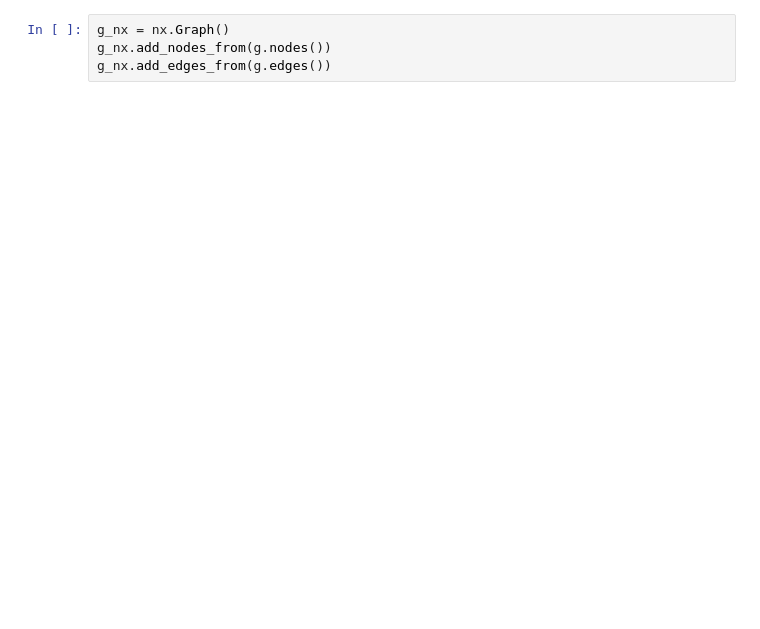
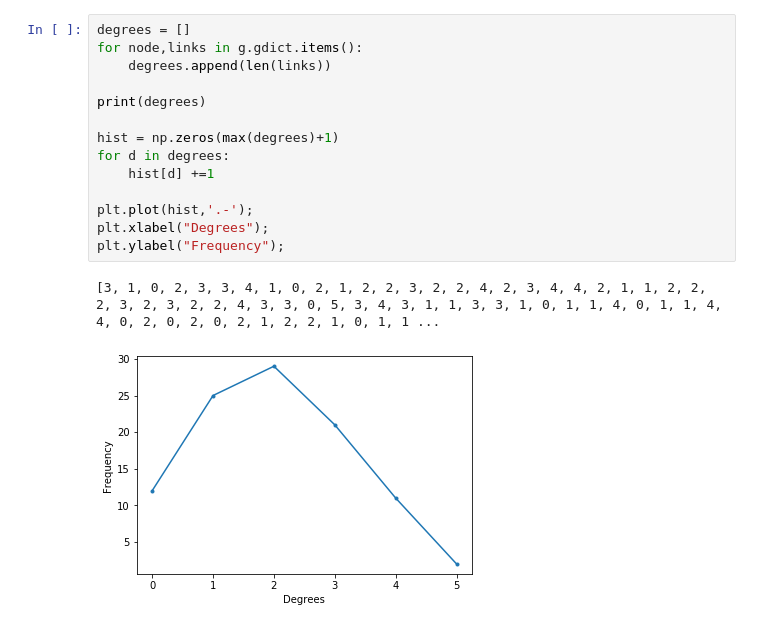
Before and after one commit to kfilpo/BIO-336-S20, a Jupyter notebook: 082_random_networks.ipynb, the cells around one changed output. Saved outputs shown, nothing was run; the diff lists cells and outputs as text; blank space fills up the shorter version.

```diff
--- a/082_random_networks.ipynb
+++ b/082_random_networks.ipynb
@@ -86,4 +85,17 @@ A graph of 10 nodes:
-# %%
-g_nx = nx.Graph()
-g_nx.add_nodes_from(g.nodes())
-g_nx.add_edges_from(g.edges())
+# %%
+degrees = []
+for node,links in g.gdict.items():
+    degrees.append(len(links))
+
+print(degrees)
+
+hist = np.zeros(max(degrees)+1)
+for d in degrees:
+    hist[d] +=1
+
+plt.plot(hist,'.-');
+plt.xlabel("Degrees");
+plt.ylabel("Frequency");
+# %% [output]
+[3, 1, 0, 2, 3, 3, 4, 1, 0, 2, 1, 2, 2, 3, 2, 2, 4, 2, 3, 4, 4, 2, 1, 1, 2, 2, 2, 3, 2, 3, 2, 2, 4, 3, 3, 0, 5, 3, 4, 3, 1, 1, 3, 3, 1, 0, 1, 1, 4, 0, 1, 1, 4, 4, 0, 2, 0, 2, 0, 2, 1, 2, 2, 1, 0, 1, 1 ...
+[figure, added]
```
Also changed, not shown: parts of 3 cells of this notebook, 1 other file.
